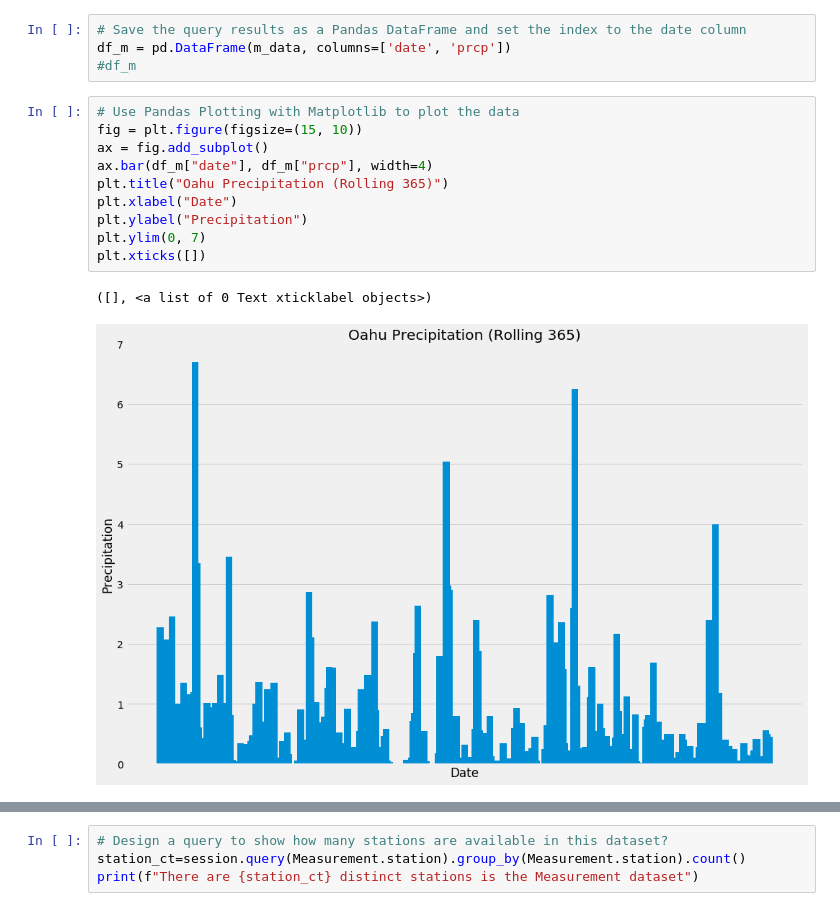
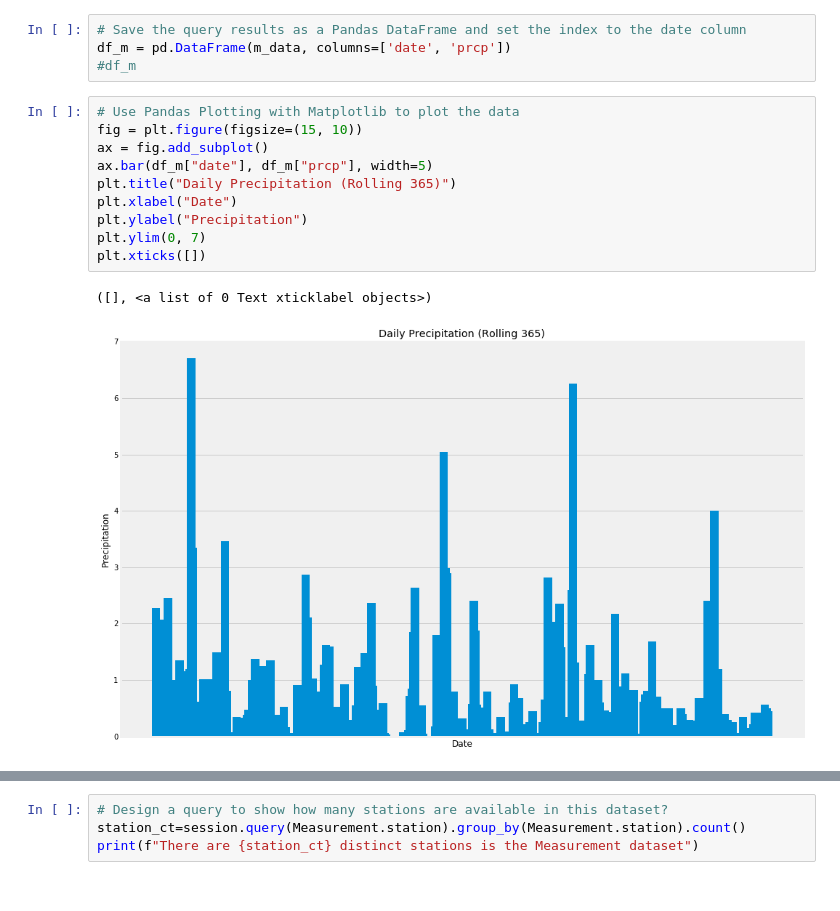
Before and after one commit to herge008/sqlalchemy-challenge, a Jupyter notebook: surfs_up.ipynb, the cells around one changed output, grey strips where cells are left out. Cells and saved outputs as stored; diff of their text form.

```diff
--- a/surfs_up.ipynb
+++ b/surfs_up.ipynb
@@ -71,15 +79,15 @@ df_m = pd.DataFrame(m_data, columns=['date', 'prcp'])
 # %%
 # Use Pandas Plotting with Matplotlib to plot the data
 fig = plt.figure(figsize=(15, 10))
 ax = fig.add_subplot()
-ax.bar(df_m["date"], df_m["prcp"], width=4)
-plt.title("Oahu Precipitation (Rolling 365)")
+ax.bar(df_m["date"], df_m["prcp"], width=5)
+plt.title("Daily Precipitation (Rolling 365)")
 plt.xlabel("Date")
 plt.ylabel("Precipitation")
 plt.ylim(0, 7)
 plt.xticks([])
 # %% [output]
 ([], <a list of 0 Text xticklabel objects>)
-[figure, old version]
+[figure, new version]
 # %%
 # Use Pandas to calcualte the summary statistics for the precipitation data
```
Also changed, not shown: parts of 25 cells of this notebook, 1 other file.
